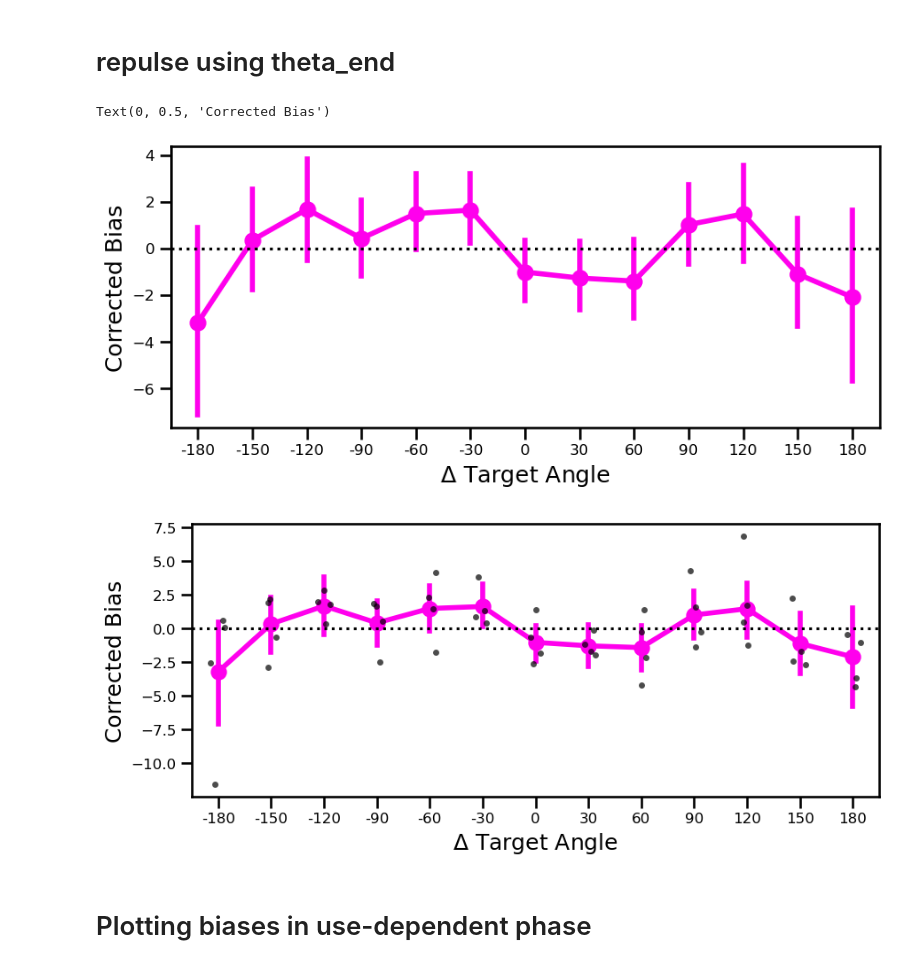
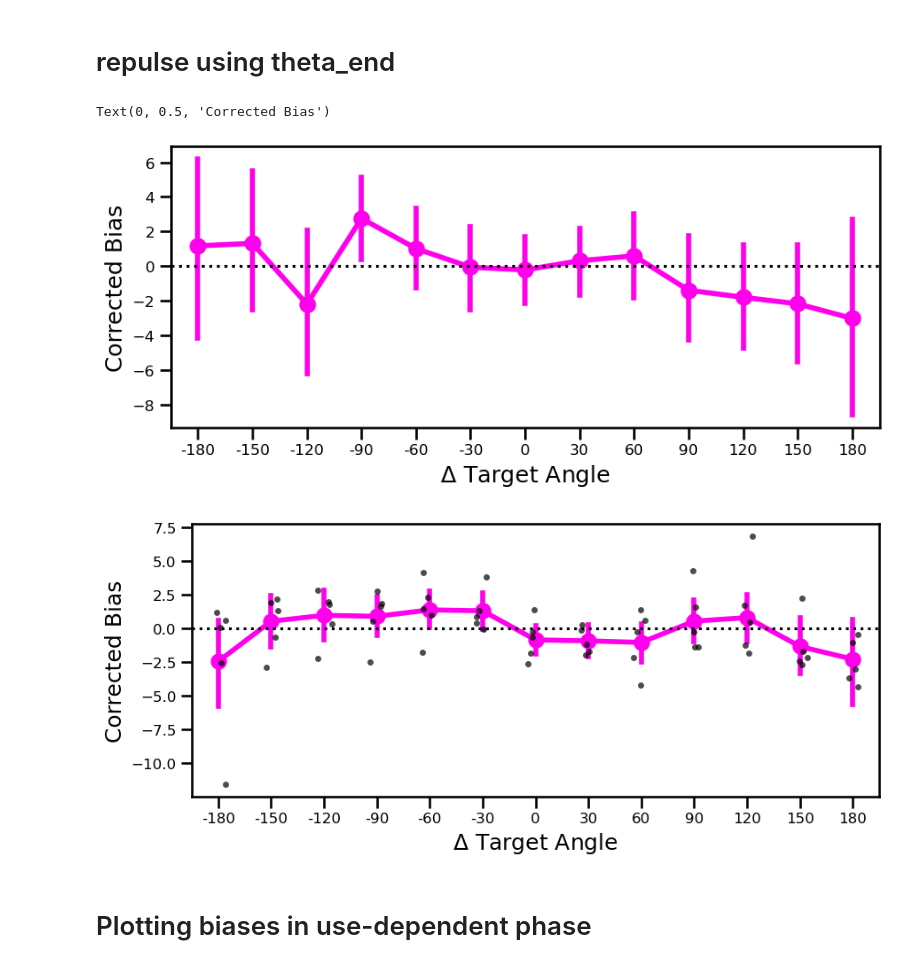
Before and after one commit to abbysun4/UDLR_study, a Jupyter notebook: UDLR_ver1/scripts/analysis_script_pilot_withFB.ipynb, the cells around one changed output. Saved outputs shown, nothing was run; the diff lists cells and outputs as text; code cells hidden in the pictures.

```diff
--- a/UDLR_ver1/scripts/analysis_script_pilot_withFB.ipynb
+++ b/UDLR_ver1/scripts/analysis_script_pilot_withFB.ipynb
@@ -20,11 +22,31 @@ sns.set_context("talk")
 # %%
 # File paths for each experimental condition (can contain multiple subjects/files)
-file_paths_baseline = ["csv_files/01_baseline_withFB.csv", "csv_files/02_baseline_withFB.csv", "csv_files/03_baseline_withFB.csv", "csv_files/04_baseline_withFB.csv"]
-file_paths_repulse = ["csv_files/01_repulse_withFB.csv", "csv_files/02_repulse_withFB.csv", "csv_files/03_repulse_withFB.csv", "csv_files/04_repulse_withFB.csv"]
-file_paths_udl = ["csv_files/01_udl_withFB.csv", "csv_files/02_udl_withFB.csv", "csv_files/03_repulse_withFB.csv", "csv_files/04_repulse_withFB.csv"]
+file_paths_baseline = [
+    "../data/csv_files/01_baseline_withFB.csv",
+    "../data/csv_files/02_baseline_withFB.csv",
+    "../data/csv_files/03_baseline_withFB.csv",
+    "../data/csv_files/04_baseline_withFB.csv",
+    "../data/csv_files/05_baseline_withFB.csv"
+]
+
+file_paths_repulse = [
+    "../data/csv_files/01_repulse_withFB.csv",
+    "../data/csv_files/02_repulse_withFB.csv",
+    "../data/csv_files/03_repulse_withFB.csv",
+    "../data/csv_files/04_repulse_withFB.csv",
+    "../data/csv_files/05_repulse_withFB.csv"
+]
+
+file_paths_udl = [
+    "../data/csv_files/01_udl_withFB.csv",
+    "../data/csv_files/02_udl_withFB.csv",
+    "../data/csv_files/03_udl_withFB.csv",
+    "../data/csv_files/04_udl_withFB.csv",
+    "../data/csv_files/05_udl_withFB.csv"
+]
 
 # Subject identifiers corresponding to the datasets
-subject_list = ["eric", "abby", "rainie", "alice"]
+subject_list = ["eric", "abby", "rainie", "alice", "reese"]
 
 
 # Load CSV files & label condition
@@ -146,7 +168,8 @@ df['angle_error_corrected_udl_END'] = np.rad2deg(np.arctan2(np.sin(RadCorrDiff),
 
 ## Shift the target angles for participants who had a central target of 60 degrees, so that central target is always at 150 degrees
 # Participants who had central target as 60 degrees
-p_list1 = [1, 3]
+p_list1 = [1, 3, 5]
+
 # Shift all targets so central target is always 150 degrees
 mask = df['SN'].isin(set(p_list1))
 TA_rad_shift = np.deg2rad(df.loc[mask]['target_angle']) + np.deg2rad(90)
@@ -278,9 +301,9 @@ subject_means_repulse = (
 
 fig, ax = plt.subplots(figsize=(10,4))
 sns.pointplot(
-    data=df_repulse,
+    # data=df_repulse,
     # to look at a single subject (comment)
-    # data = df_repulse.loc[df_repulse["SN"] == 4],
+    data = df_repulse.loc[df_repulse["SN"] == 5],
     x='target_angle_diff',
     y='angle_error_corrected_repulse_END',
     estimator='mean',
@@ -295,35 +318,35 @@ ax.tick_params(axis='y', labelsize=12)
 plt.xlabel(r'$\Delta$ Target Angle')
 plt.ylabel('Corrected Bias')
 
 fig2, ax2 = plt.subplots(figsize=(10,4))
 sns.pointplot(
     data=df_repulse,
     x='target_angle_diff',
     y='angle_error_corrected_repulse_END',
     estimator='mean',
     errorbar=('ci',95),
     #color='black',
     ax=ax2
 )
 sns.stripplot(
     data=subject_means_repulse,
     x='target_angle_diff',
     y='angle_error_corrected_repulse_END',
     color='black',
     alpha=0.7,
     jitter=0.15,
     size=5,
     ax=ax2
 )
 ax2.axhline(0, color='black', linestyle=':')
 ax2.tick_params(axis='x', labelsize=12)
 ax2.tick_params(axis='y', labelsize=12)
 plt.xlabel(r'$\Delta$ Target Angle')
 plt.ylabel('Corrected Bias')
 # %% [output]
 Text(0, 0.5, 'Corrected Bias')
-[figure, old version]
+[figure, new version]
-[figure, old version]
+[figure, new version]
 # %% [markdown]
 # Plotting biases in use-dependent phase
 # %%
```
Also changed, not shown: parts of 10 cells of this notebook.
